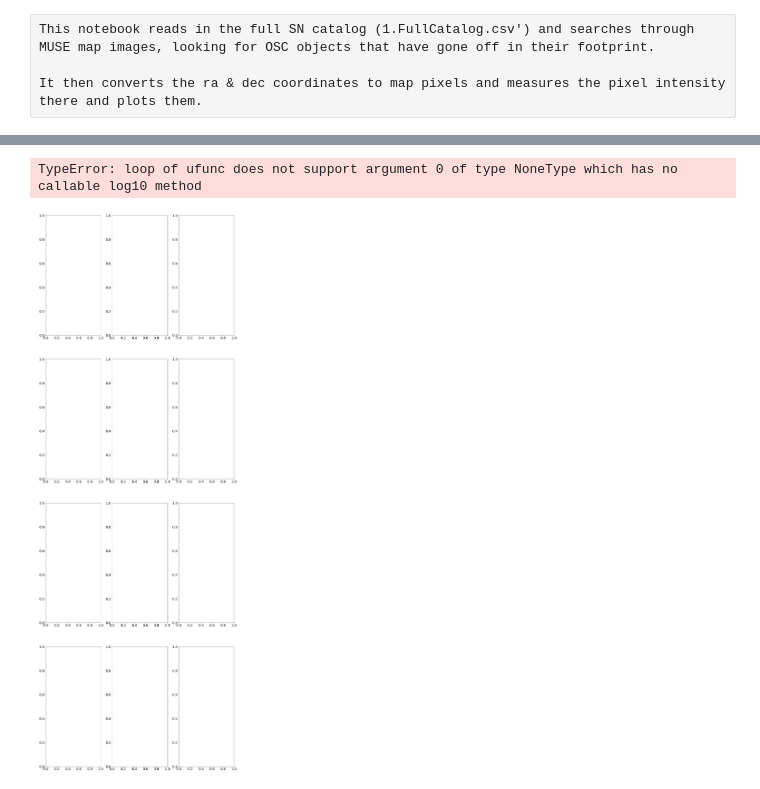
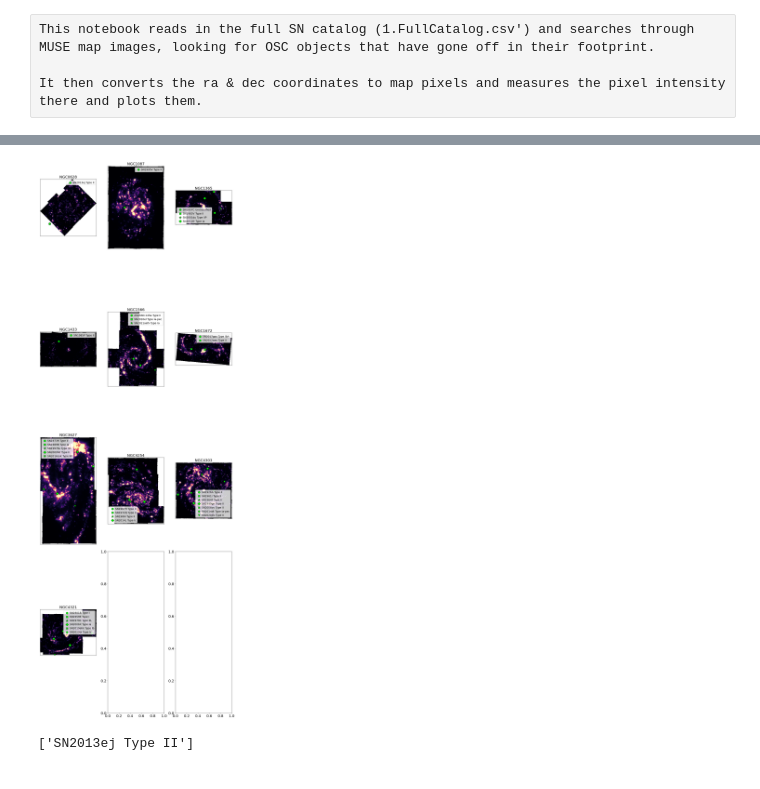
Before and after one commit to NessMayker/SNeHa, a Jupyter notebook: Code/2a.SNeMapperMUSE.ipynb, the cells around one changed output, grey strips where cells are left out. Cells and saved outputs as stored; diff of their text form; code cells hidden in the pictures.

Commit message:
Plotted all SN in muse figure

```diff
--- a/Code/2a.SNeMapperMUSE.ipynb
+++ b/Code/2a.SNeMapperMUSE.ipynb
@@ -319,7 +304,7 @@ for i in range(len(indices)-2):
 # %%
 # set up plots.
 import matplotlib.pyplot as plt
-SNgals, plots, wcss, legendLabels = [],[],[],[]
+SNgals, plots, wcss, legendLabels, SNra, SNdec = [],[],[],[],[],[]
 # beamsizes, plotAspect, ppb, corner, scalebars = [],[],[],[],[],[],[],[],[]
 
 
@@ -329,9 +314,9 @@ for i in range(len(gals)):
         SNgals.append(gals[i][0])
         img = images[i]
         hdu = pyfits.open(img)
-        map = hdu[0].data
-        plots.append(map)
-        w = WCS(hdu[0].header, naxis=2)
+        img_map = hdu["HA6562_FLUX"].data
+        plots.append(img_map)
+        w = WCS(hdu["HA6562_FLUX"].header, naxis=2)
         wcss.append(w)
 
         legendlabel = []
@@ -352,6 +337,9 @@ for i in range(len(gals)):
 print(legendLabels)
 print(SNgals)
 print(len(plots))
+for i in range(len(SNgals)):
+    for j in range(len(ras[i])):
+        print(SNgals[i], ras[i][j])
 # %% [output]
 [['SN2013ej Type II'], ['SN1995V Type II'], ['SN1957C Unclassified', 'SN1983V Type II', 'SN2001du Type IIP', 'SN2012fr Type Ia'], ['SN1985P Type II'], ['ASASSN-14ha Type II', 'SN2010el Type Ia-pec', ' ...
 ['NGC0628', 'NGC1087', 'NGC1365', 'NGC1433', 'NGC1566', 'NGC1672', 'NGC3627', 'NGC4254', 'NGC4303', 'NGC4321']
@@ -363,39 +364,50 @@ from matplotlib.patches import Circle
 
 markerShapes = ["o", "s", "*", "D", "X", "H", "v"]
 markerSizes  = [120,120,200,120,120,120,120]
 
 current_cmap = plt.get_cmap("magma")
-current_cmap.set_bad("black")
+current_cmap.set_bad("white")
 
 import math
 i,j,m=0,0,0
 PLOTS_PER_ROW = 3
-fig, axs = plt.subplots(math.ceil(len(plots)/PLOTS_PER_ROW),PLOTS_PER_ROW, figsize=(20, 60))
+fig, axs = plt.subplots(math.ceil(len(plots)/PLOTS_PER_ROW),PLOTS_PER_ROW, figsize=(15, 45))
 for plot in plots:
+
     xArr, yArr = wcss[m].wcs_world2pix(ras[m],decs[m],0)
     logplot = np.log10(plot)
-    axs[i][j].imshow(logplot, cmap=current_cmap, aspect="equal", origin = "lower", interpolation = "nearest", vmin = -0.5, vmax = 2.0)
-    axs[i][j].set_title(gals[m].upper(), fontsize=20)
-#     axs[i][j].contour(sigma[m], [3], colors = ["white"], linestyles = ("-"))
+    axs[i][j].imshow(plot, cmap=current_cmap, aspect="equal", origin = "lower", interpolation = "nearest",
+                    vmin=-0.1, vmax=10000)
+    axs[i][j].set_title(SNgals[m].upper(), fontsize=20)
     axs[i][j].set_xticks([])
     axs[i][j].set_yticks([])
-    axs[i][j].add_patch(draw_circle)
     for n in range(len(decs[m])):
         axs[i][j].scatter(xArr[n], yArr[n], color = "black", marker = markerShapes[n], s = markerSizes[n]+30)
-        axs[i][j].scatter(xArr[n], yArr[n], color = "lime", marker = markerShapes[n], s = markerSizes[n], edgecolor="black", label = legendLabels[m][n])
+        axs[i][j].scatter(xArr[n], yArr[n], color = "lime", marker = markerShapes[n], s = markerSizes[n],
+                          edgecolor="black", label = legendLabels[m][n])
     axs[i][j].legend(loc="best", fontsize=14, handletextpad=0.007)
 
     j+=1
     if j%PLOTS_PER_ROW==0:
         i+=1
         j=0
     m +=1
 plt.tight_layout(pad=0.1, w_pad=0.1, h_pad=0.1)
 plt.show()
 fig.savefig("../Figures/AllSNeInGalaxies.png", dpi=300)
 
 
 print()
 # %% [output]
-TypeError: loop of ufunc does not support argument 0 of type NoneType which has no callable log10 method
-[figure, old version]
+[figure, new version]
+# %%
+# remove 0628 and remake figure because SN is outside of footprint
+
+plots.pop(0)
+wcss.pop(0)
+SNgals.pop(0)
+ras.pop(0)
+decs.pop(0)
+legendLabels.pop(0)
+# %% [output]
+['SN2013ej Type II']
```
Also changed, not shown: parts of 6 cells of this notebook, 1 other file.
